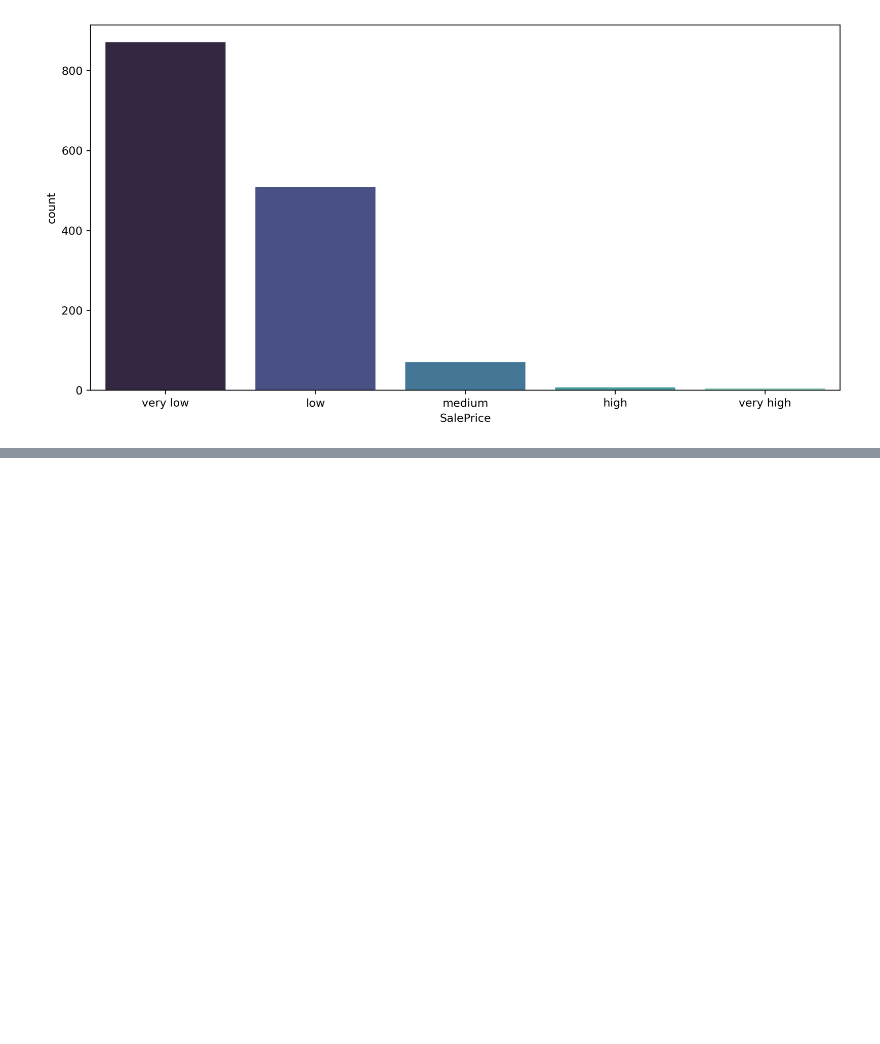
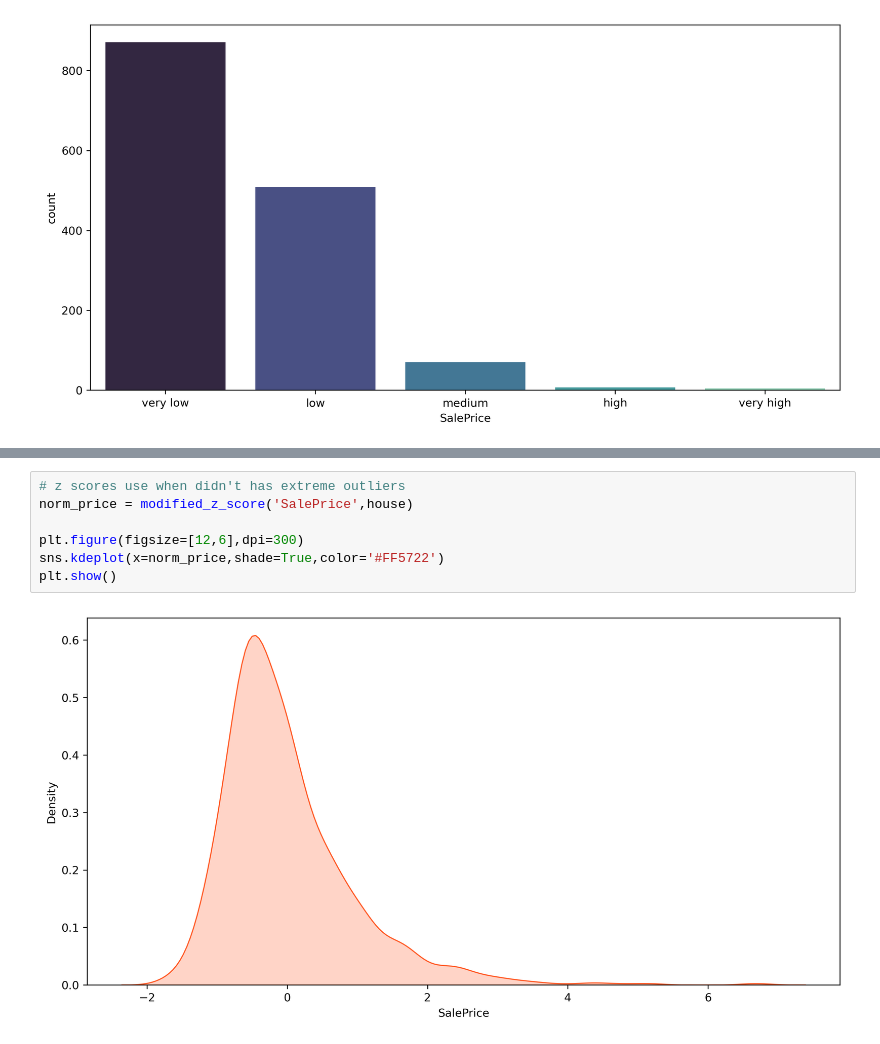
Before and after one commit to ashen007/Housing-Sale-Price-analysis, a Jupyter notebook: notebooks/clean data/phase_1.ipynb, the cells around one changed output, grey strips where cells are left out. Drawn from its saved outputs; the diff is of its cells as text; blank space fills up the shorter version.

```diff
--- a/notebooks/clean data/phase_1.ipynb
+++ b/notebooks/clean data/phase_1.ipynb
@@ -230,0 +279,9 @@ plt.show()
+# %%
+# z scores use when didn't has extreme outliers
+norm_price = modified_z_score('SalePrice',house)
+
+plt.figure(figsize=[12,6],dpi=300)
+sns.kdeplot(x=norm_price,shade=True,color='#FF5722')
+plt.show()
+# %% [output]
+[figure, added]
```
Also changed, not shown: parts of 6 cells of this notebook.
